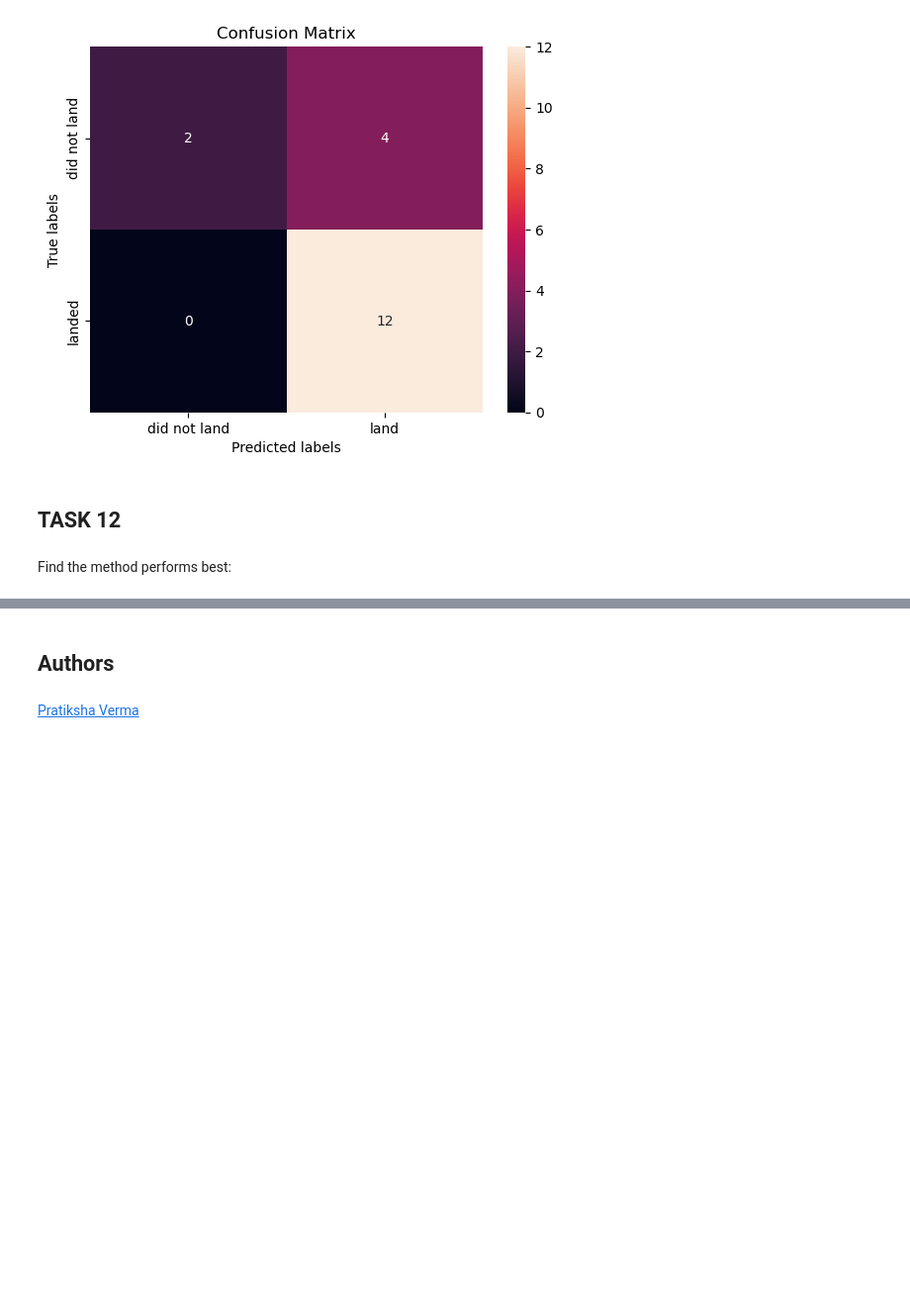
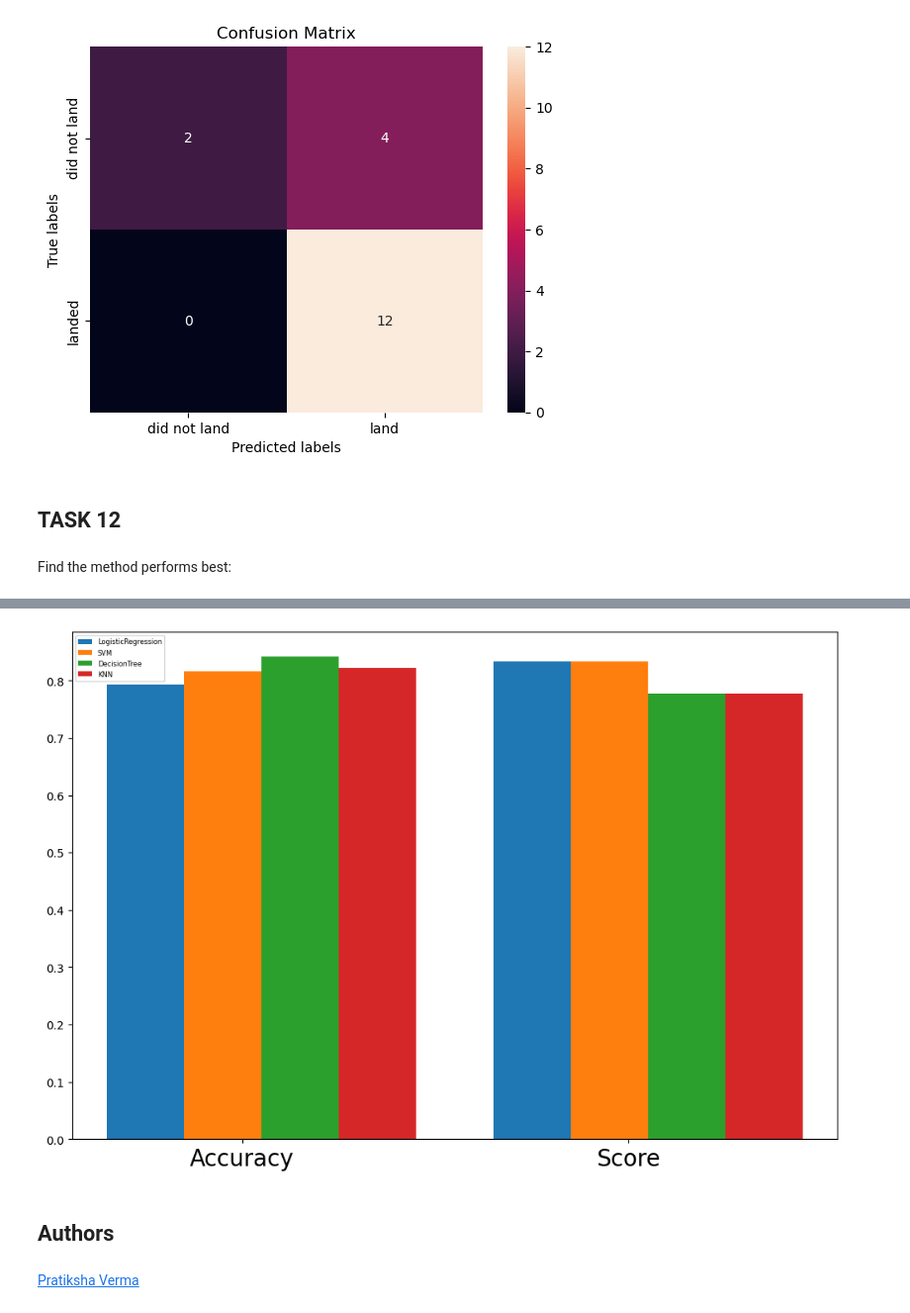
Before and after one commit to Rajshah296/IBM_Data_Science, a Jupyter notebook: SpaceX Launch Price Prediction Model/Model Building/SpaceX_Machine_Learning_Prediction_Part_5.jupyterlite.ipynb, the cells around one changed output, grey strips where cells are left out. Shown at 99% size. Saved outputs shown, nothing was run; the diff lists cells and outputs as text; code cells hidden in the pictures; blank space fills up the shorter version.

```diff
--- a/SpaceX Launch Price Prediction Model/Model Building/SpaceX_Machine_Learning_Prediction_Part_5.jupyterlite.ipynb
+++ b/SpaceX Launch Price Prediction Model/Model Building/SpaceX_Machine_Learning_Prediction_Part_5.jupyterlite.ipynb
@@ -445,3 +446,27 @@ Model with the best performance : DecisionTreeClassifier(criterion='entropy', ma
+# %%
+cv_results = logreg_cv.cv_results_
+best_index= np.argmin(cv_results['mean_test_neg_log_loss'])
+best_accuracy = cv_results['mean_test_accuracy'][best_index]
+# %%
+result = {'Models': ['LogisticRegression', 'SVM', 'DecisionTree', 'KNN'], 'Score': [logreg_cv.best_estimator_.score(X_test, Y_test), svm_cv.best_estimator_.score(X_test, Y_test), d_tree_cv.best_estimator_.score(X_test, Y_test), knn_cv.best_estimator_.score(X_test, Y_test)], 'Accuracy': [best_accuracy, svm_cv.best_score_, d_tree_cv.best_score_, knn_cv.best_score_]}
+result_df = pd.DataFrame(result)
+
+w  = 0.4
+bar1 = [0,2]
+bar2 = [i+w for i in bar1]
+bar3 = [i + w for i in bar2]
+bar4 = [i + w for i in bar3]
+plt.figure(figsize= (12,8))
+
+plt.bar(bar1, result_df[result_df['Models'] == 'LogisticRegression'][['Accuracy', 'Score']].to_numpy().reshape(2),w, label= 'LogisticRegression')
+plt.bar(bar2, result_df[result_df['Models'] == 'SVM'][['Accuracy', 'Score']].to_numpy().reshape(2), w, label= 'SVM')
+plt.bar(bar3, result_df[result_df['Models'] == 'DecisionTree'][['Accuracy', 'Score']].to_numpy().reshape(2), w, label= 'DecisionTree')
+plt.bar(bar4, result_df[result_df['Models'] == 'KNN'][['Accuracy', 'Score']].to_numpy().reshape(2),w, label= 'KNN')
+plt.xticks([0.5,2.5],['Accuracy', 'Score'], fontsize=20)
+plt.legend(loc='upper left', fontsize=6)
+plt.show()
+# %% [output]
+[figure, added]
 # %% [markdown]
 ## Authors
 # %% [markdown]
```
Also changed, not shown: parts of 8 cells of this notebook, 1 other file.
